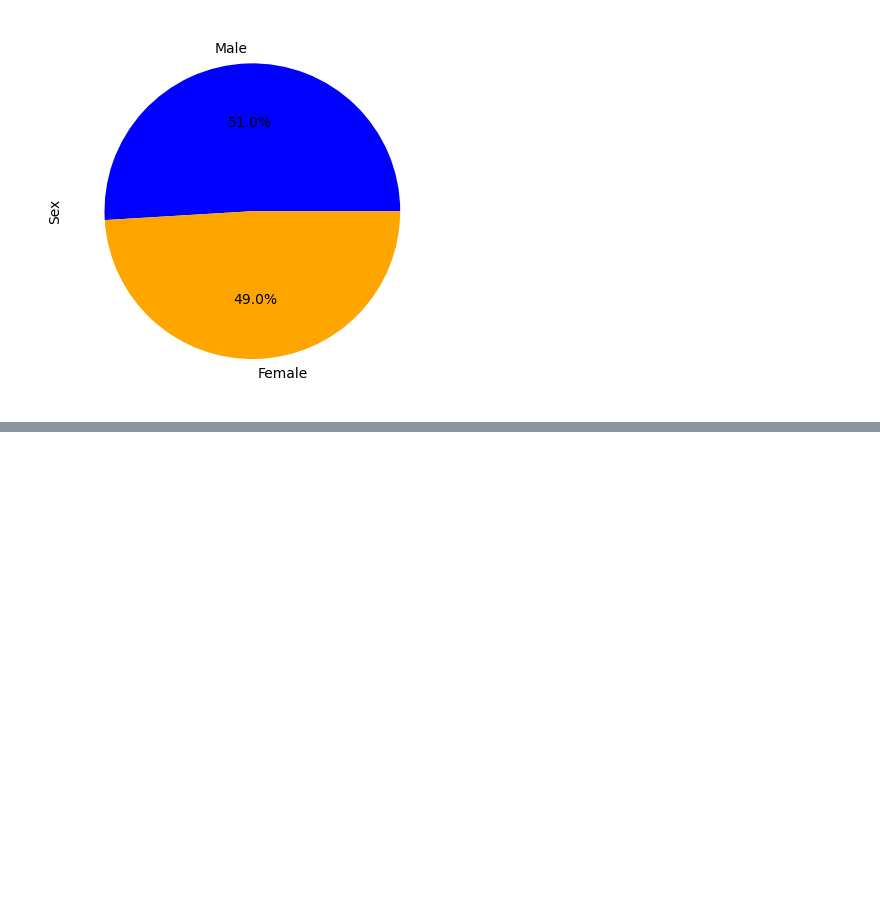
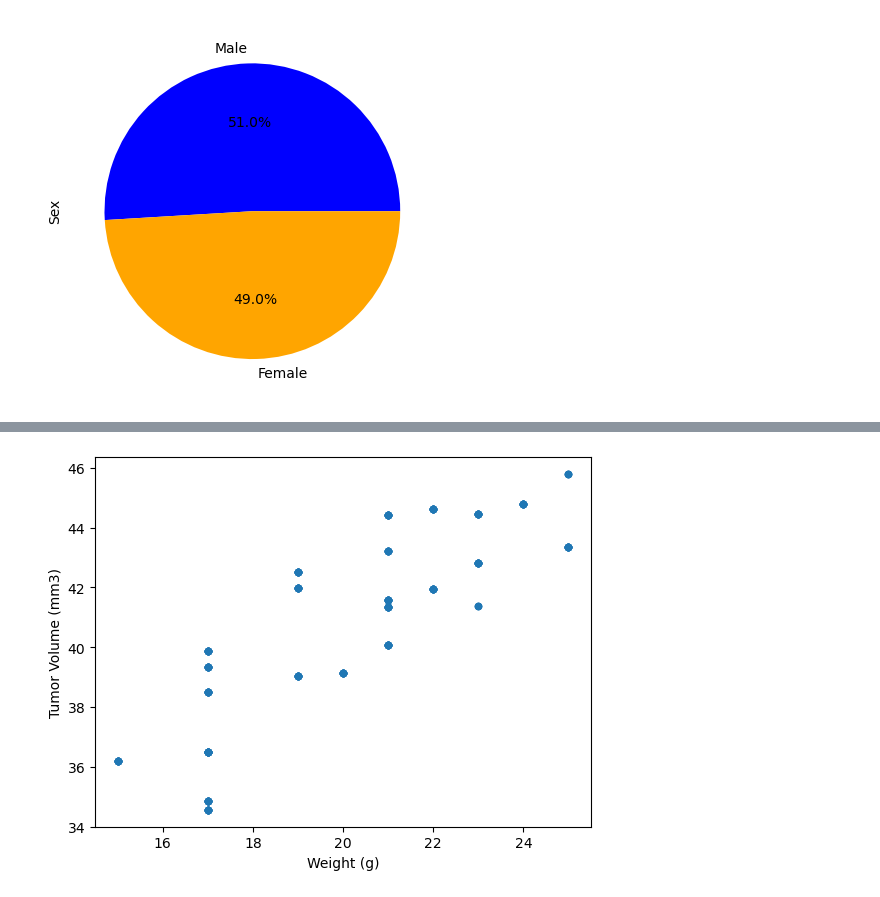
Before and after one commit to Ethan-sev/Data_Vis_Challenege, a Jupyter notebook: Pymaceuticals/MainScript.ipynb, the cells around one changed output, grey strips where cells are left out. Saved outputs shown, nothing was run; the diff lists cells and outputs as text; code cells hidden in the pictures; blank space fills up the shorter version.

```diff
--- a/Pymaceuticals/MainScript.ipynb
+++ b/Pymaceuticals/MainScript.ipynb
@@ -171,0 +236,7 @@ plt.show()
+# %%
+Capomulin_data = clean_data[(clean_data['Drug Regimen'] == "Capomulin")]
+tumor_volume_data = Capomulin_data.groupby("Mouse ID")["Tumor Volume (mm3)"].mean().reset_index()
+Capomulin_data = pd.merge(tumor_volume_data, Capomulin_data[["Mouse ID", "Weight (g)"]], on="Mouse ID")
+ax2 = Capomulin_data.plot(kind="scatter", x="Weight (g)", y="Tumor Volume (mm3)")
+# %% [output]
+[figure, added]
```
Also changed, not shown: parts of 18 cells of this notebook.
